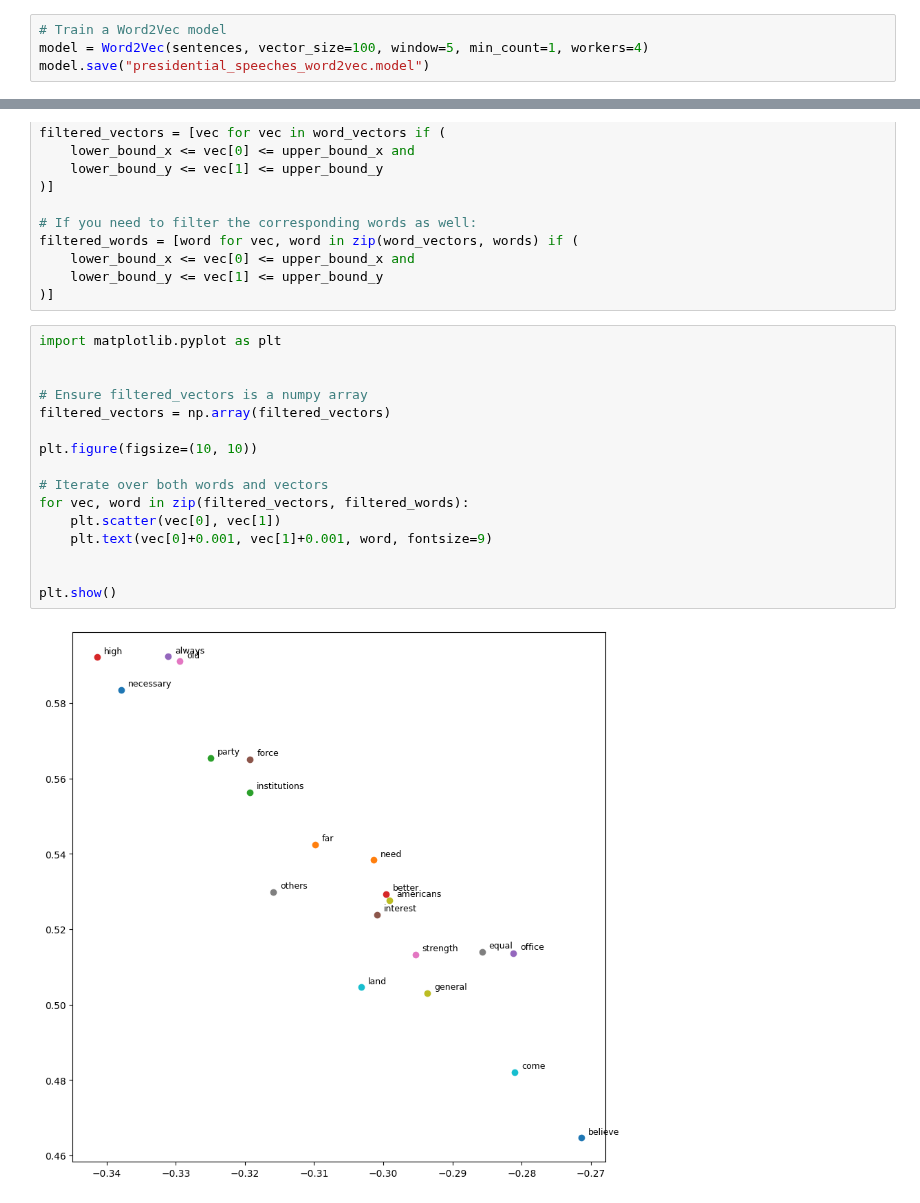
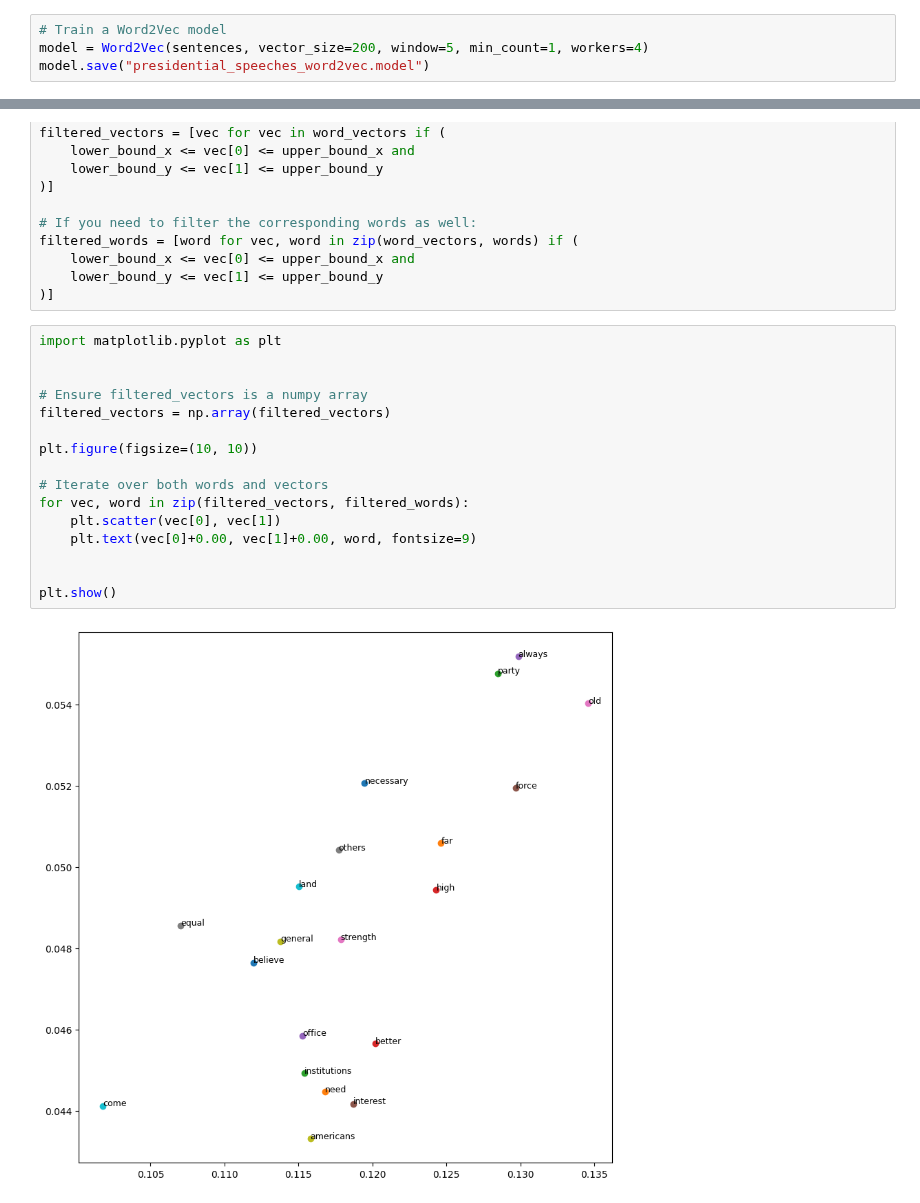
Before and after one commit to alex-smith-uwec/CS491, a Jupyter notebook: word2vec.ipynb, the cells around one changed output, grey strips where cells are left out. Cells and saved outputs as stored; diff of their text form.

```diff
--- a/word2vec.ipynb
+++ b/word2vec.ipynb
@@ -57,7 +56,7 @@ for filename in all_files:
 2
 # %%
 # Train a Word2Vec model
-model = Word2Vec(sentences, vector_size=100, window=5, min_count=1, workers=4)
+model = Word2Vec(sentences, vector_size=200, window=5, min_count=1, workers=4)
 model.save("presidential_speeches_word2vec.model")
 # %%
 len(model.wv.index_to_key)
@@ -140,18 +141,18 @@ filtered_words = [word for vec, word in zip(word_vectors, words) if (
 # %%
 import matplotlib.pyplot as plt
 
 
 # Ensure filtered_vectors is a numpy array
 filtered_vectors = np.array(filtered_vectors)
 
 plt.figure(figsize=(10, 10))
 
 # Iterate over both words and vectors
 for vec, word in zip(filtered_vectors, filtered_words):
     plt.scatter(vec[0], vec[1])
-    plt.text(vec[0]+0.001, vec[1]+0.001, word, fontsize=9)
+    plt.text(vec[0]+0.00, vec[1]+0.00, word, fontsize=9)
 
 
 plt.show()
 # %% [output]
-[figure, old version]
+[figure, new version]
```
Also changed, not shown: parts of 13 cells of this notebook.
